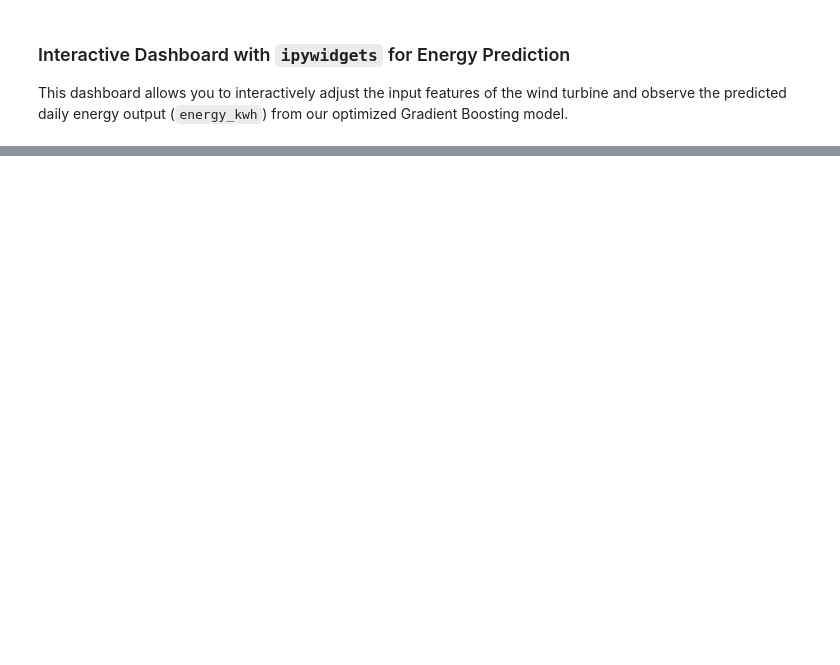
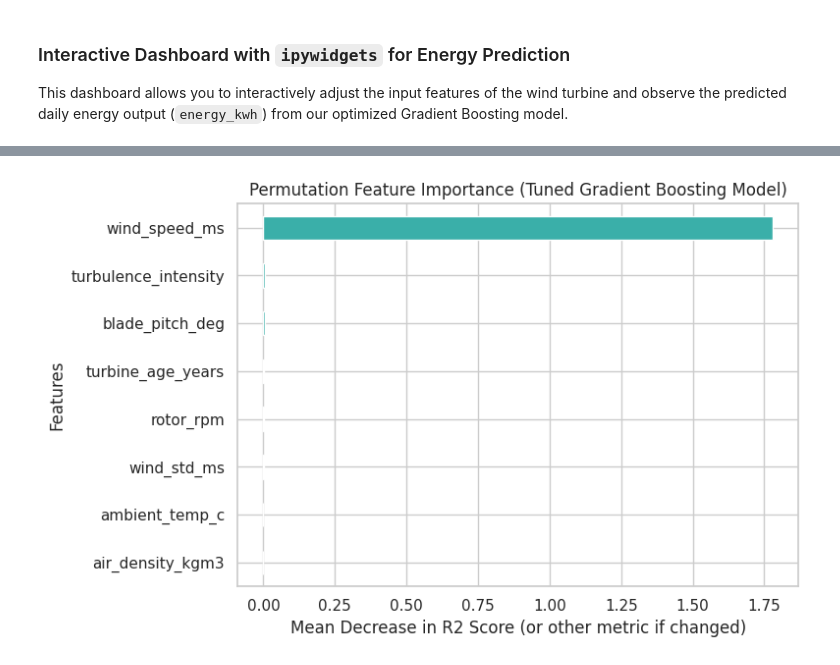
Before and after one commit to bhaskarpondugala/NASSCOM_AI_FDP, a Jupyter notebook: Day7_FN.ipynb, the cells around one changed output, grey strips where cells are left out. Cells and saved outputs as stored; diff of their text form; code cells hidden in the pictures; blank space fills up the shorter version.

```diff
--- a/Day7_FN.ipynb
+++ b/Day7_FN.ipynb
@@ -880,0 +969,20 @@ VBox(children=(FloatSlider(value=7.0, description='Wind Speed (m/s)', max=26.0,
+# %%
+from sklearn.inspection import permutation_importance
+
+# Calculate permutation importance on the test set
+# Using the already defined best_gbr model, X_test, and y_test
+result = permutation_importance(best_gbr, X_test, y_test, n_repeats=10, random_state=42, n_jobs=-1)
+
+# Organize the results into a pandas Series for better readability and sorting
+perm_importance_series = pd.Series(result.importances_mean, index=features).sort_values(ascending=True)
+
+# Plot the permutation importances
+fig, ax = plt.subplots(figsize=(8, 5))
+perm_importance_series.plot(kind='barh', color='#3AAFA9', ax=ax)
+ax.set_title('Permutation Feature Importance (Tuned Gradient Boosting Model)')
+ax.set_xlabel('Mean Decrease in R2 Score (or other metric if changed)')
+ax.set_ylabel('Features')
+plt.tight_layout()
+plt.show()
+# %% [output]
+[figure, added]
```
Also changed, not shown: parts of 21 cells of this notebook.
